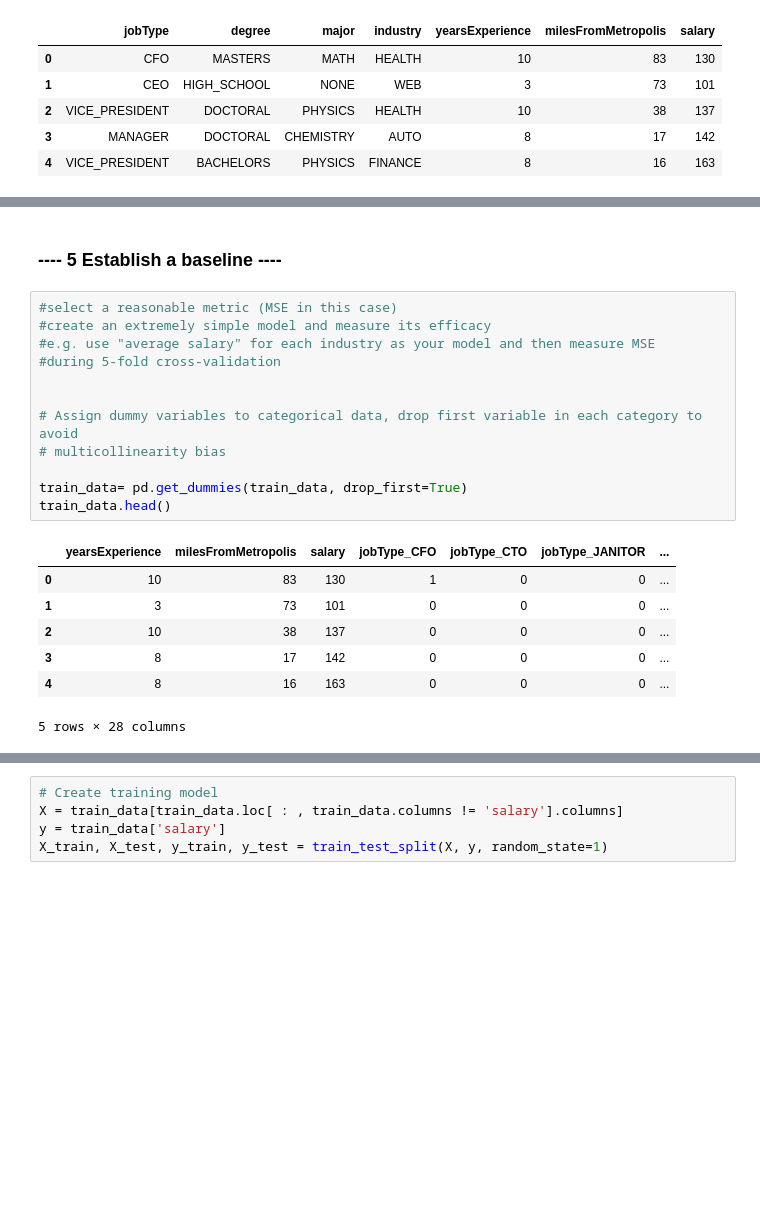
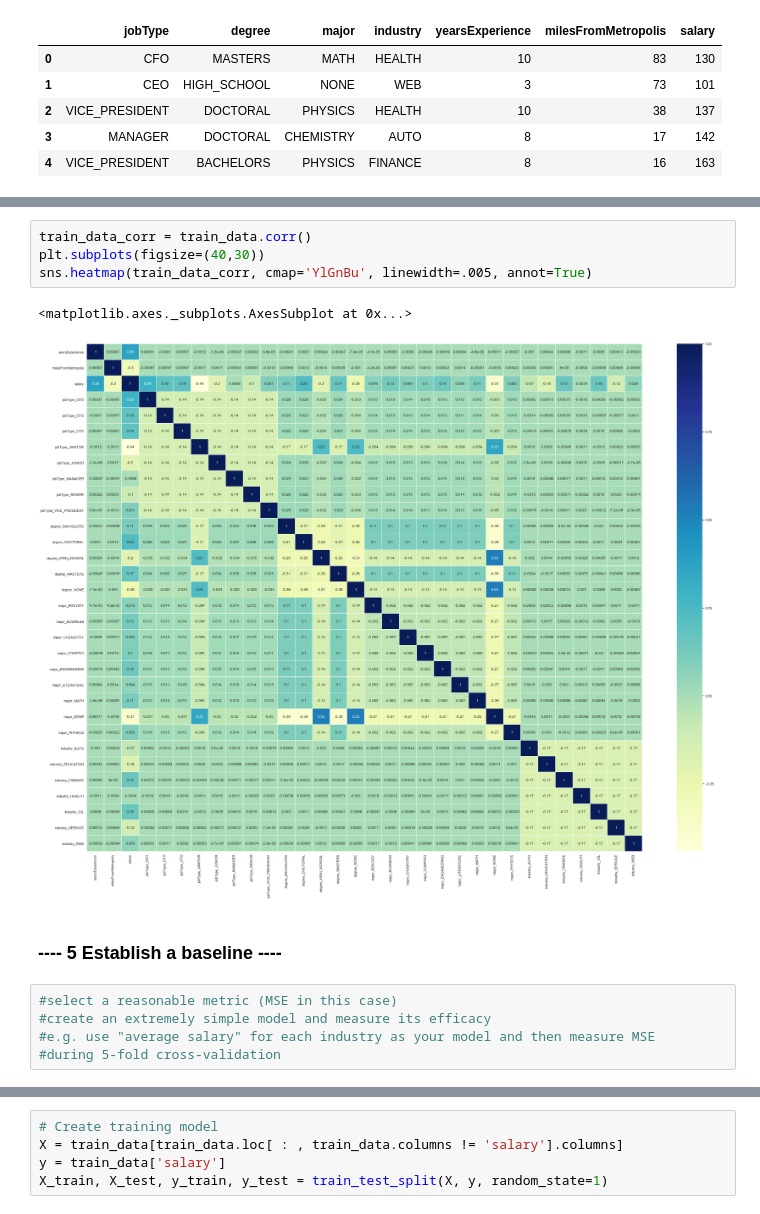
Before and after one commit to deejayrusso/Salary-Prediction-Portfolio, a Jupyter notebook: Salary Prediction Notebook.ipynb, the cells around one changed output, grey strips where cells are left out. Cells and saved outputs as stored; diff of their text form; blank space fills up the shorter version.

```diff
--- a/Salary Prediction Notebook.ipynb
+++ b/Salary Prediction Notebook.ipynb
@@ -322,3 +351,10 @@ plt.xticks(rotation=75)
+# %%
+train_data_corr = train_data.corr()
+plt.subplots(figsize=(40,30))
+sns.heatmap(train_data_corr, cmap='YlGnBu', linewidth=.005, annot=True)
+# %% [output]
+<matplotlib.axes._subplots.AxesSubplot at 0x...>
+[figure, added]
 # %% [markdown]
 ### ---- 5 Establish a baseline ----
 # %%
@@ -326,18 +362,3 @@ plt.xticks(rotation=75)
 #create an extremely simple model and measure its efficacy
 #e.g. use "average salary" for each industry as your model and then measure MSE
 #during 5-fold cross-validation
-
-
-# Assign dummy variables to categorical data, drop first variable in each category to avoid
-# multicollinearity bias
-
-train_data= pd.get_dummies(train_data, drop_first=True)
-train_data.head()
-# %% [output]
-|  | yearsExperience | milesFromMetropolis | salary | jobType_CFO | jobType_CTO | jobType_JANITOR | ... |
-| 0 | 10 | 83 | 130 | 1 | 0 | 0 | ... |
-| 1 | 3 | 73 | 101 | 0 | 0 | 0 | ... |
-| 2 | 10 | 38 | 137 | 0 | 0 | 0 | ... |
-| 3 | 8 | 17 | 142 | 0 | 0 | 0 | ... |
-| 4 | 8 | 16 | 163 | 0 | 0 | 0 | ... |
-5 rows × 28 columns
```
Also changed, not shown: parts of 17 cells of this notebook.
